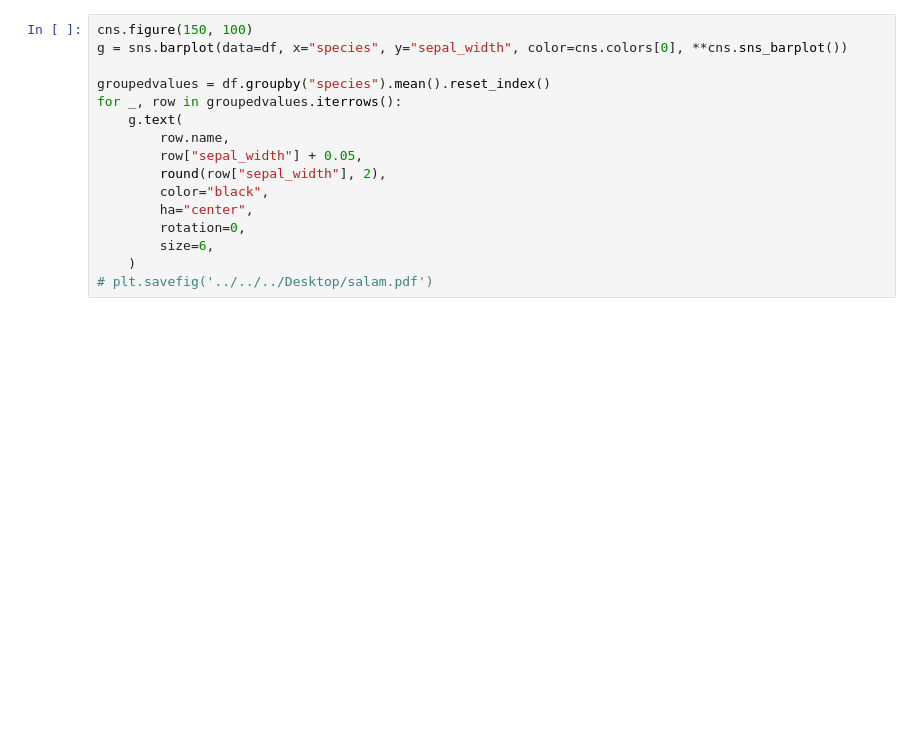
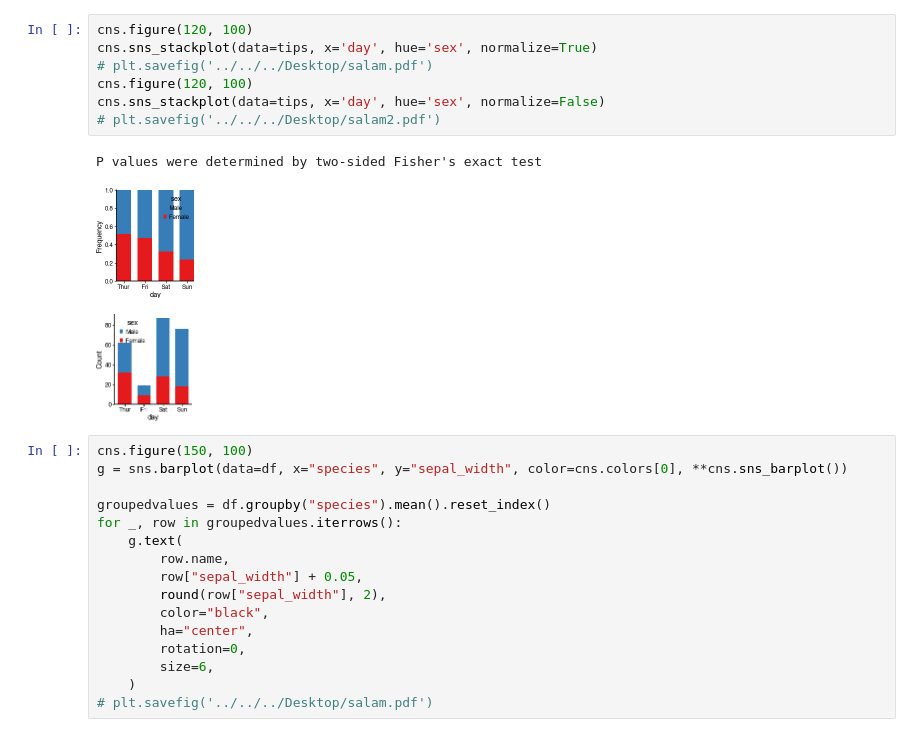
Before and after one commit to faridrashidi/cnsplots, a Jupyter notebook: notebooks/matplotlib.ipynb, the cells around one changed output. Saved outputs shown, nothing was run; the diff lists cells and outputs as text; blank space fills up the shorter version.

```diff
--- a/notebooks/matplotlib.ipynb
+++ b/notebooks/matplotlib.ipynb
@@ -14,3 +28,14 @@ plt.ylabel('ylabel');
+# %%
+cns.figure(120, 100)
+cns.sns_stackplot(data=tips, x='day', hue='sex', normalize=True)
+# plt.savefig('../../../Desktop/salam.pdf')
+cns.figure(120, 100)
+cns.sns_stackplot(data=tips, x='day', hue='sex', normalize=False)
+# plt.savefig('../../../Desktop/salam2.pdf')
+# %% [output]
+P values were determined by two-sided Fisher's exact test
+[figure, added]
+[figure, added]
 # %%
 cns.figure(150, 100)
 g = sns.barplot(data=df, x="species", y="sepal_width", color=cns.colors[0], **cns.sns_barplot())
```
Also changed, not shown: parts of 11 cells of this notebook, 4 other files.
